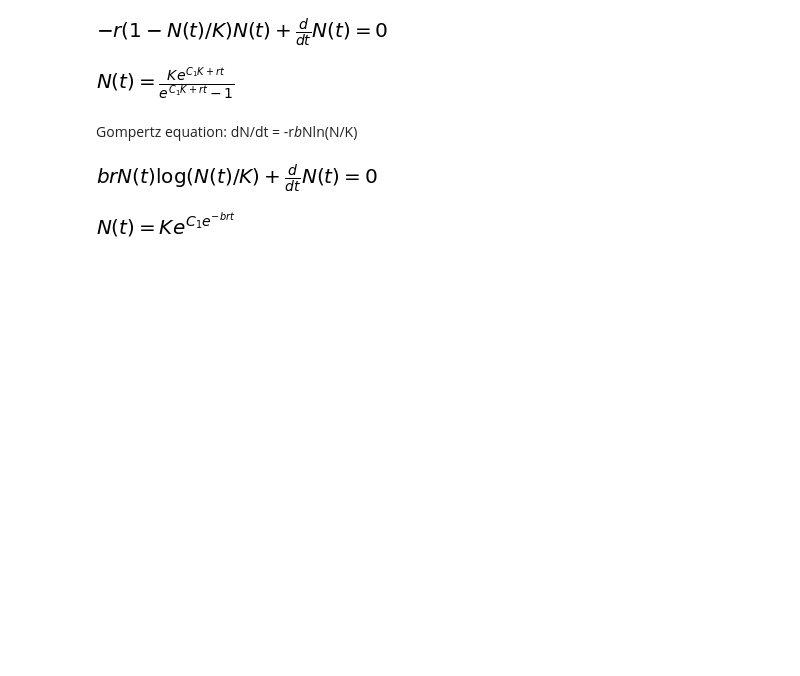
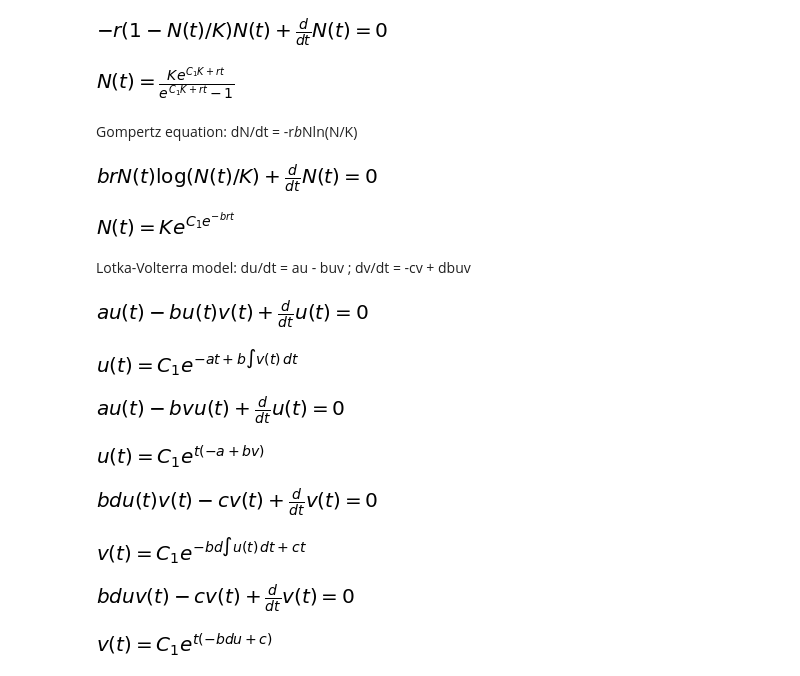
Before and after one commit to Piyanut-Rat/Math_solution, a Jupyter notebook: general_solution.ipynb, the cells around one changed output. Drawn from its saved outputs; the diff is of its cells as text; code cells hidden in the pictures; blank space fills up the shorter version.

```diff
--- a/general_solution.ipynb
+++ b/general_solution.ipynb
@@ -40,3 +40,55 @@ dsolve(diffeqGomp,N)
 # %% [output]
 [figure]
 [figure]
+# %% [markdown]
+Lotka-Volterra model: du/dt = au - buv ; dv/dt = -cv + dbuv
+# %%
+t = sp.symbols('t')
+u = sp.Function('u')(t)
+v = sp.Function('v')(t)
+
+a = sp.symbols('a')
+b = sp.symbols('b')
+
+diffeqLot_u = Eq(u.diff(t)+a*u - b*u*v,0)
+display(diffeqLot_u)
+dsolve(diffeqLot_u,u)
+# %% [output]
+[figure, added]
+[figure, added]
+# %%
+t = sp.symbols('t')
+u = sp.Function('u')(t)
+v = sp.symbols('v')
+a = sp.symbols('a')
+b = sp.symbols('b')
+
+diffeqLot_u = Eq(u.diff(t)+a*u - b*u*v,0)
+display(diffeqLot_u)
+dsolve(diffeqLot_u,u)
+# %% [output]
+[figure, added]
+[figure, added]
+# %%
+c = sp.symbols('c')
+d = sp.symbols('d')
+
+diffeqLot_v = Eq(v.diff(t)-c*v + d*b*u*v,0)
+display(diffeqLot_v)
+dsolve(diffeqLot_v,v)
+# %% [output]
+[figure, added]
+[figure, added]
+# %%
+v = sp.Function('v')(t)
+u = sp.symbols('u')
+
+c = sp.symbols('c')
+d = sp.symbols('d')
+
+diffeqLot_v = Eq(v.diff(t)-c*v + d*b*u*v,0)
+display(diffeqLot_v)
+dsolve(diffeqLot_v,v)
+# %% [output]
+[figure, added]
+[figure, added]
```
